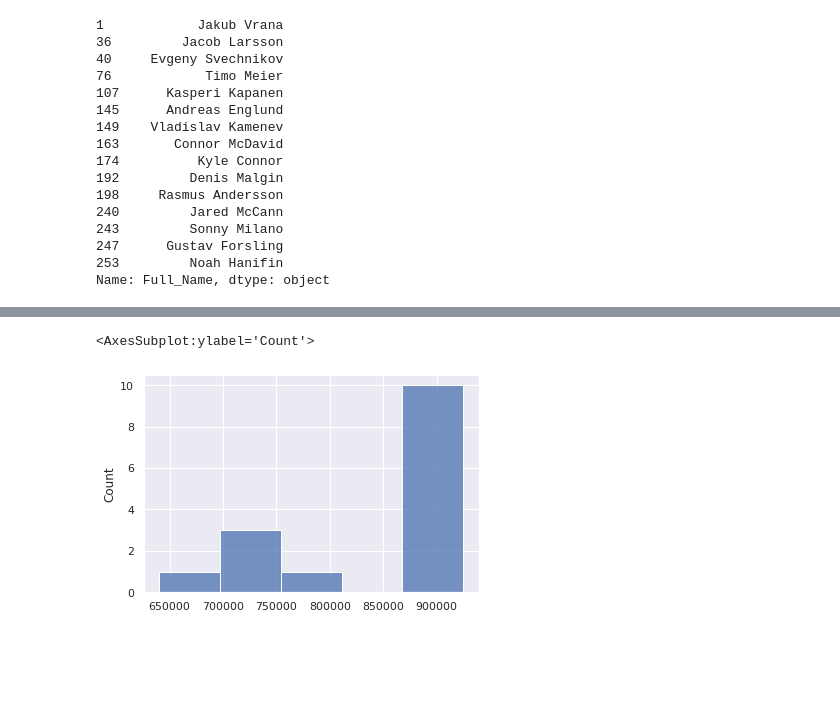
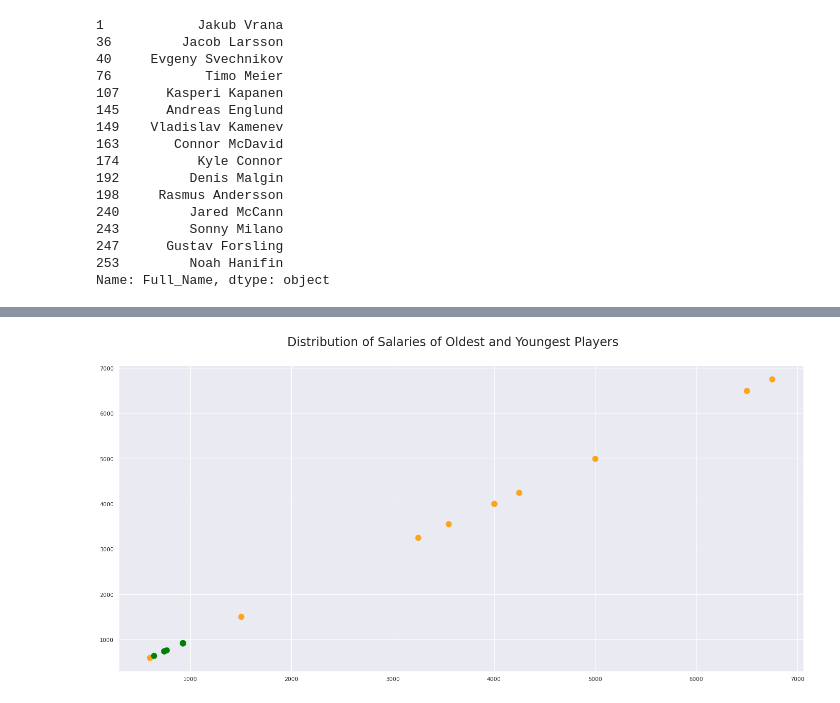
Before and after one commit to PrakritiAilavadi/Kaggle, a Jupyter notebook: predicting-nhl-player-salaries.ipynb, the cells around one changed output, grey strips where cells are left out. Cells and saved outputs as stored; diff of their text form; code cells hidden in the pictures; blank space fills up the shorter version.

```diff
--- a/predicting-nhl-player-salaries.ipynb
+++ b/predicting-nhl-player-salaries.ipynb
@@ -432,11 +432,13 @@ oldest_players_salaries = []
 youngest_players_salaries = []
 
 for o in oldest_players:
-    oldest_players_salaries.append(all_data['Salary'][all_data['Full_Name']==o].iloc[0])
+    in_thousands = (all_data['Salary'][all_data['Full_Name']==o].iloc[0])/1000
+    oldest_players_salaries.append(in_thousands)
 
 for y in youngest_players:
-    youngest_players_salaries.append(all_data['Salary'][all_data['Full_Name']==y].iloc[0])
+    in_thousands = (all_data['Salary'][all_data['Full_Name']==y].iloc[0])/1000
+    youngest_players_salaries.append(in_thousands)
 
-print("Oldest player salaries: \n", oldest_players_salaries)
-print("\n\nYoungest player salariess: \n", youngest_players_salaries)
+print("Oldest player salaries: (in thousands)\n", oldest_players_salaries)
+print("\n\nYoungest player salariess: (in thousands)\n", youngest_players_salaries)
 # %% [output]
@@ -454,5 +451,8 @@ sns.histplot(oldest_players_salaries)
-# %%
-sns.histplot(youngest_players_salaries)
-# %% [output]
-<AxesSubplot:ylabel='Count'>
-[figure, removed]
+# %%
+fig = plt.figure(figsize=(20,10))
+f1 = plt.scatter(oldest_players_salaries, oldest_players_salaries, color='#ffa31a', s=120)
+f2 = plt.scatter(youngest_players_salaries, youngest_players_salaries, color ='green', s= 120)
+ax = fig.suptitle("Distribution of Salaries of Oldest and Youngest Players", size=24)
+ax = fig.tight_layout(pad=2.0)
+# %% [output]
+[figure, added]
```
Also changed, not shown: parts of 9 cells of this notebook.
